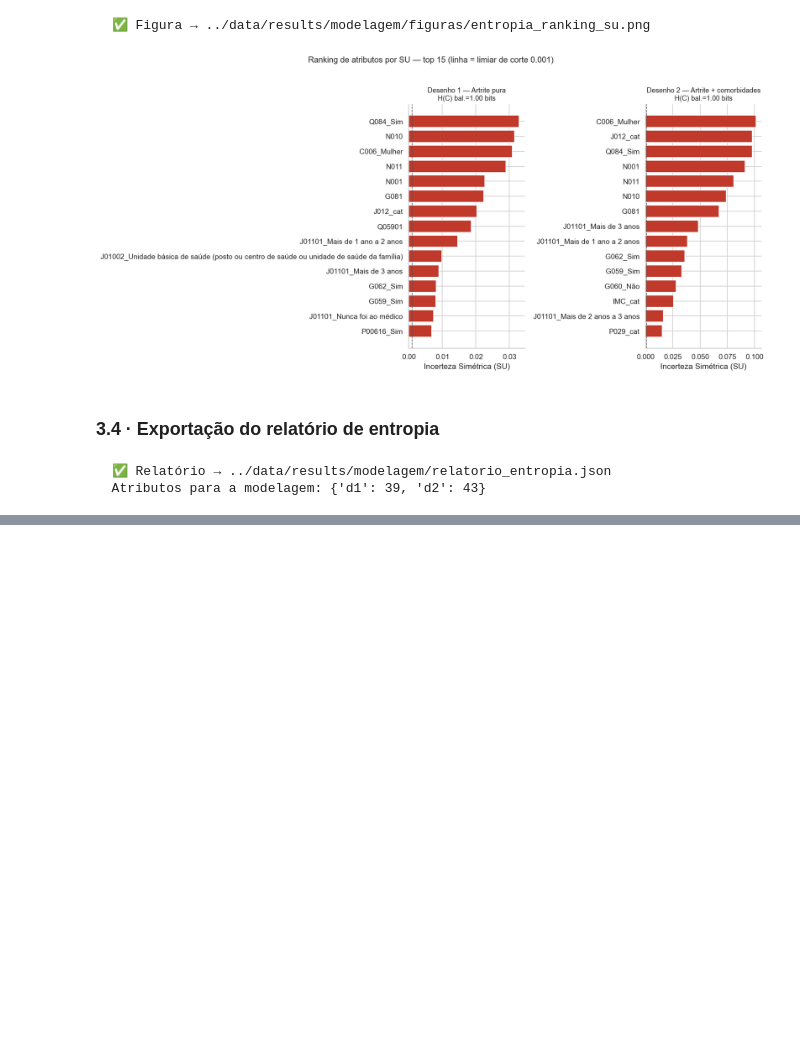
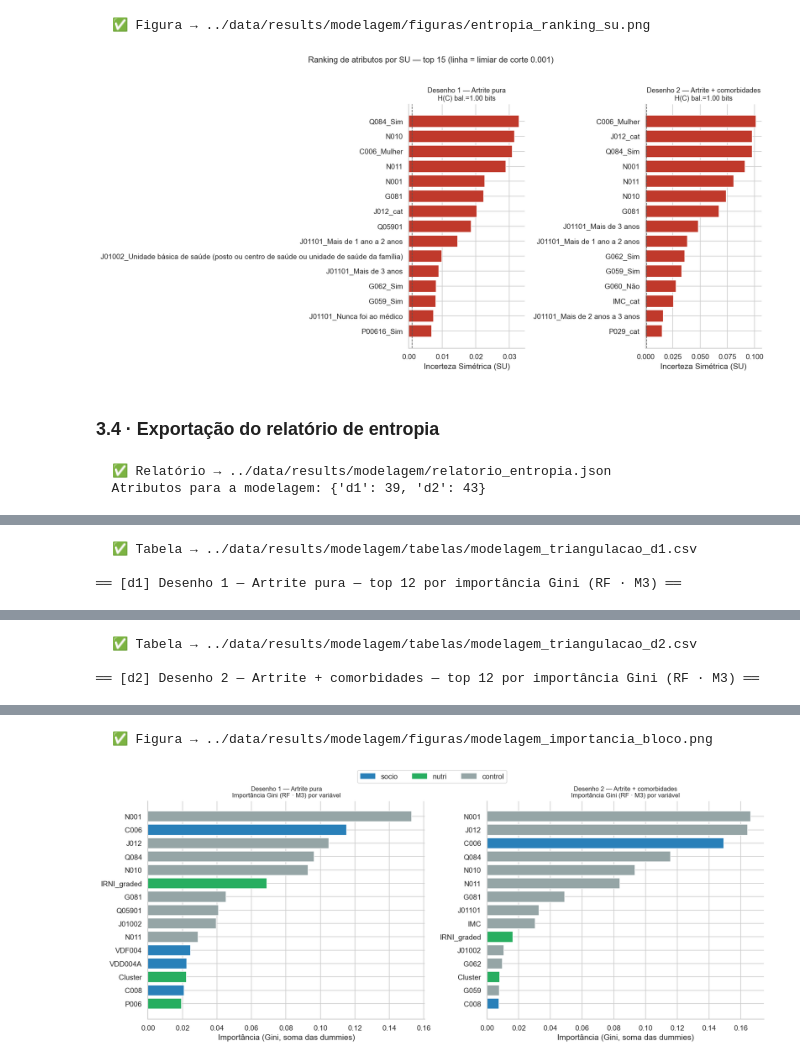
Before and after one commit to pedrinndias/Projeto-PNS-2019, a Jupyter notebook: notebooks/06_modelagem_ml.ipynb, the cells around one changed output, grey strips where cells are left out. Cells and saved outputs as stored; diff of their text form; code cells hidden in the pictures; blank space fills up the shorter version.

```diff
--- a/notebooks/06_modelagem_ml.ipynb
+++ b/notebooks/06_modelagem_ml.ipynb
@@ -354,0 +585,17 @@ esqueleto de `proxima_fase.md` §2:
+# %%
+CLASSE_TXT = {0: 'Saudável', 1: 'Artrite'}
+regras_todas = []
+for nome in DESIGN:
+    D = DESIGN[nome]
+    pipe_dt = RESULT_MOD[nome][('dt', 'M2_socio_nutri')]['holdout']['pipe']   # DT já treinada na M2 inteira
+    Xs_m2 = mdl.selecionar_X(D['Xtr'], D['conj']['M2_socio_nutri'], D['raw_cols'])
+    regras = mdl.regras_arvore(pipe_dt, Xs_m2, D['ytr'], tem_nutri=True, min_cobertura=MIN_COB)
+    print(f"\n══ [{nome}] {D['rotulo']} — {len(regras)} regra(s) com cobertura ≥ {MIN_COB:.0%} ══")
+    for r in regras:
+        usa_nutri = any(t in r['regra'] for t in ['IRNI', 'Cluster'] + sorted(D['blocos']['nutri']))
+        print(f"   [{CLASSE_TXT[r['classe_modelo']]}] cobertura={r['cobertura']:.0%} pureza={r['pureza_real']:.2f}"
+              f"{'  ⟵ usa nutrição' if usa_nutri else ''}\n      SE {r['regra']}")
+        r2 = dict(r); r2['desenho'] = nome; r2['usa_nutricao'] = usa_nutri
+        r2['classe'] = CLASSE_TXT[r['classe_modelo']]; regras_todas.append(r2)
+if regras_todas:
+    salvar_tab(DIR_TABELAS, pd.DataFrame(regras_todas).set_index(['desenho']), 'modelagem_regras_dt.csv')
@@ -354,0 +625,54 @@ esqueleto de `proxima_fase.md` §2:
+# %%
+def _bloco_de(parent, blocos):
+    if parent in ('IRNI_graded', 'IRNI_direcao', 'Cluster'):
+        return 'nutri'
+    for b in ('socio', 'nutri', 'control'):
+        if any(mdl.var_pai(c) == parent for c in blocos.get(b, [])):
+            return b
+    return 'control'
+
+CORES_BLOCO = {'socio': '#2980B9', 'nutri': '#27AE60', 'control': '#95A5A6'}
+triang = {}
+for nome in DESIGN:
+    D = DESIGN[nome]
+    # (1) SU por variável-pai (máx entre as dummies) — da §3
+    su = RESULT[nome]['tabela'][['feature', 'SU']].copy()
+    su['parent'] = su['feature'].map(mdl.var_pai)
+    su_par = su.groupby('parent')['SU'].max()
+    # (2) Gini da RF (M3 completo) por variável-pai (soma das dummies)
+    pipe_rf = RESULT_MOD[nome][('rf', 'M3_completo')]['holdout']['pipe']
+    nomes_rf = (pipe_rf.named_steps['nutri'].get_feature_names_out()
+                if 'nutri' in pipe_rf.named_steps else
+                mdl.selecionar_X(D['Xtr'], D['conj']['M3_completo'], D['raw_cols']).columns)
+    gini = pd.Series(pipe_rf.named_steps['clf'].feature_importances_, index=nomes_rf)
+    gini_par = gini.groupby(pd.Index(nomes_rf).map(mdl.var_pai)).sum()
+    # (3) OR ajustado (socio + IRNI + Cluster) na base inteira
+    Xfit = mdl.NutricaoInFold(PESOS_G, PESOS_D, k=D['k']).fit_transform(
+        mdl.selecionar_X(D['X'], D['conj']['M2_socio_nutri'], D['raw_cols']))
+    orr = mdl.or_ajustado(Xfit, D['y'], D['blocos']['socio'], ['IRNI_graded', 'Cluster_Alimentar'])
+    orr.index = [mdl.var_pai(i) for i in orr.index]
+
+    tri = pd.DataFrame({'SU': su_par, 'RF_Gini': gini_par}).fillna(0.0)
+    tri['bloco'] = [_bloco_de(p, D['blocos']) for p in tri.index]
+    tri = tri.join(orr[['OR', 'OR_ic_lo', 'OR_ic_hi', 'p']])
+    tri = tri.sort_values('RF_Gini', ascending=False)
+    triang[nome] = tri
+    salvar_tab(DIR_TABELAS, tri, f'modelagem_triangulacao_{nome}.csv')
+    print(f"\n══ [{nome}] {D['rotulo']} — top 12 por importância Gini (RF · M3) ══")
+    display(tri.head(12).round(4))
+
+# Figura: importância Gini (top 15) colorida por bloco, por desenho
+fig, axes = plt.subplots(1, len(DESIGN), figsize=(7.5 * len(DESIGN), 6), squeeze=False)
+for ax, nome in zip(axes[0], DESIGN):
+    t = triang[nome].head(15).iloc[::-1]
+    ax.barh(t.index, t['RF_Gini'], color=[CORES_BLOCO[b] for b in t['bloco']])
+    ax.set_title(f"{DESIGN[nome]['rotulo']}\nImportância Gini (RF · M3) por variável", fontsize=10)
+    ax.set_xlabel('Importância (Gini, soma das dummies)')
+from matplotlib.patches import Patch
+fig.legend(handles=[Patch(color=c, label=b) for b, c in CORES_BLOCO.items()],
+           loc='upper center', ncol=3, bbox_to_anchor=(0.5, 1.04))
+plt.tight_layout(); salvar_fig(DIR_FIGURAS, 'modelagem_importancia_bloco.png'); plt.show()
+# %% [output]
+  ✅ Tabela → ../data/results/modelagem/tabelas/modelagem_triangulacao_d1.csv
+
+══ [d1] Desenho 1 — Artrite pura — top 12 por importância Gini (RF · M3) ══
@@ -354,0 +692,3 @@ esqueleto de `proxima_fase.md` §2:
+  ✅ Tabela → ../data/results/modelagem/tabelas/modelagem_triangulacao_d2.csv
+
+══ [d2] Desenho 2 — Artrite + comorbidades — top 12 por importância Gini (RF · M3) ══
@@ -354,0 +708,2 @@ esqueleto de `proxima_fase.md` §2:
+  ✅ Figura → ../data/results/modelagem/figuras/modelagem_importancia_bloco.png
+[figure, added]
```
Also changed, not shown: parts of 16 cells of this notebook, 6 other files.
